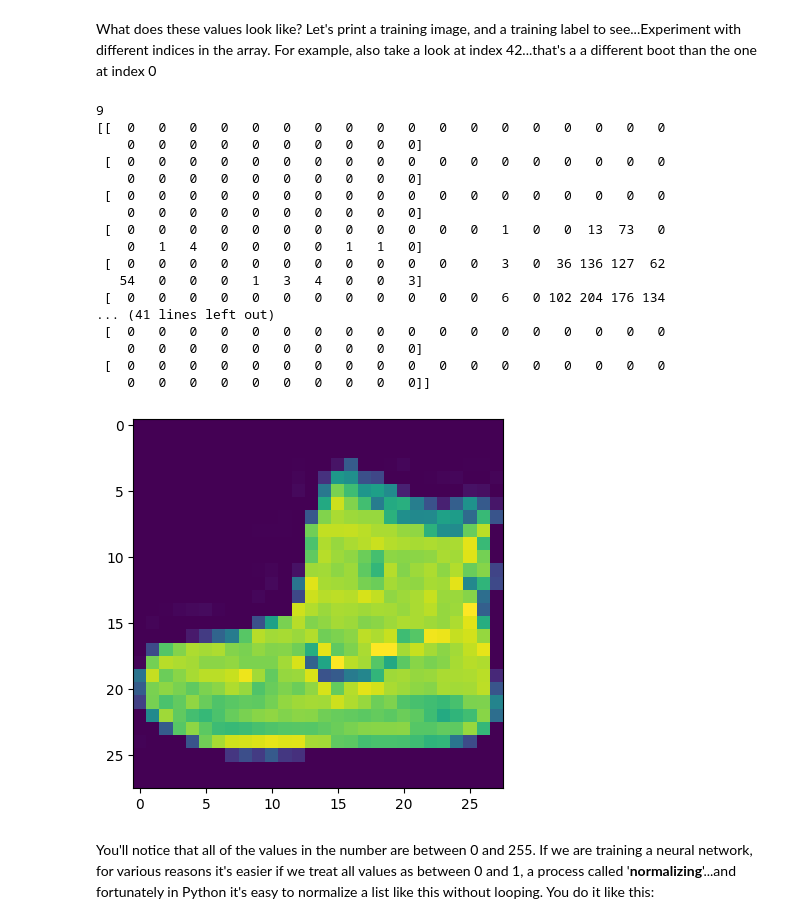
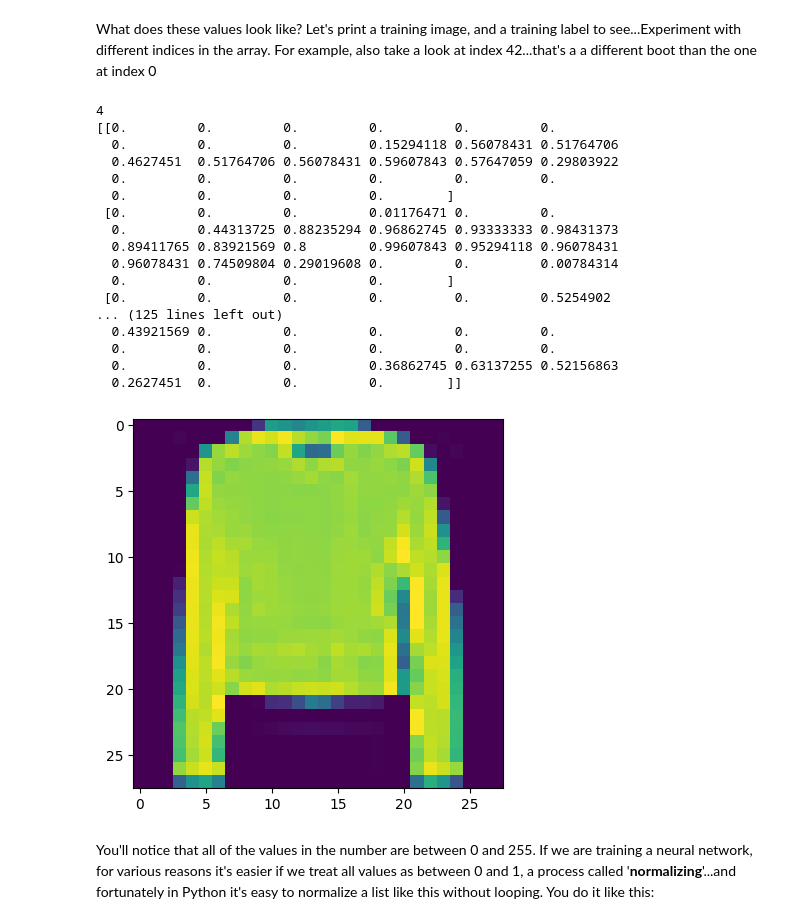
Before and after one commit to EmmanuellaAO/Machine-Learning-for-Deep-Learning-Fundamentals, a Jupyter notebook: Lab2-Computer-Vision.ipynb, the cells around one changed output. Drawn from its saved outputs; the diff is of its cells as text; code cells hidden in the pictures.

```diff
--- a/Lab2-Computer-Vision.ipynb
+++ b/Lab2-Computer-Vision.ipynb
@@ -39,28 +32,28 @@ Downloading data from https://storage.googleapis.com/tensorflow/tf-keras-dataset
 What does these values look like? Let's print a training image, and a training label to see...Experiment with different indices in the array. For example, also take a look at index 42...that's a a different boot than the one at index 0
 # %%
 import matplotlib.pyplot as plt
-plt.imshow(training_images[0])
-print(training_labels[0])
-print(training_images[0])
+plt.imshow(training_images[3289])
+print(training_labels[3289])
+print(training_images[3289])
 # %% [output]
-9
-[[  0   0   0   0   0   0   0   0   0   0   0   0   0   0   0   0   0   0
-    0   0   0   0   0   0   0   0   0   0]
- [  0   0   0   0   0   0   0   0   0   0   0   0   0   0   0   0   0   0
-    0   0   0   0   0   0   0   0   0   0]
- [  0   0   0   0   0   0   0   0   0   0   0   0   0   0   0   0   0   0
-    0   0   0   0   0   0   0   0   0   0]
- [  0   0   0   0   0   0   0   0   0   0   0   0   1   0   0  13  73   0
-    0   1   4   0   0   0   0   1   1   0]
- [  0   0   0   0   0   0   0   0   0   0   0   0   3   0  36 136 127  62
-   54   0   0   0   1   3   4   0   0   3]
- [  0   0   0   0   0   0   0   0   0   0   0   0   6   0 102 204 176 134
-... (41 lines left out)
- [  0   0   0   0   0   0   0   0   0   0   0   0   0   0   0   0   0   0
-    0   0   0   0   0   0   0   0   0   0]
- [  0   0   0   0   0   0   0   0   0   0   0   0   0   0   0   0   0   0
-    0   0   0   0   0   0   0   0   0   0]]
+4
+[[0.         0.         0.         0.         0.         0.
+  0.         0.         0.         0.15294118 0.56078431 0.51764706
+  0.4627451  0.51764706 0.56078431 0.59607843 0.57647059 0.29803922
+  0.         0.         0.         0.         0.         0.
+  0.         0.         0.         0.        ]
+ [0.         0.         0.         0.01176471 0.         0.
+  0.         0.44313725 0.88235294 0.96862745 0.93333333 0.98431373
+  0.89411765 0.83921569 0.8        0.99607843 0.95294118 0.96078431
+  0.96078431 0.74509804 0.29019608 0.         0.         0.00784314
+  0.         0.         0.         0.        ]
+ [0.         0.         0.         0.         0.         0.5254902
+... (125 lines left out)
+  0.43921569 0.         0.         0.         0.         0.
+  0.         0.         0.         0.         0.         0.
+  0.         0.         0.         0.36862745 0.63137255 0.52156863
+  0.2627451  0.         0.         0.        ]]
-[figure, old version]
+[figure, new version]
 # %% [markdown]
 You'll notice that all of the values in the number are between 0 and 255. If we are training a neural network, for various reasons it's easier if we treat all values as between 0 and 1, a process called '**normalizing**'...and fortunately in Python it's easy to normalize a list like this without looping. You do it like this:
 # %%
```
Also changed, not shown: parts of 12 cells of this notebook.
